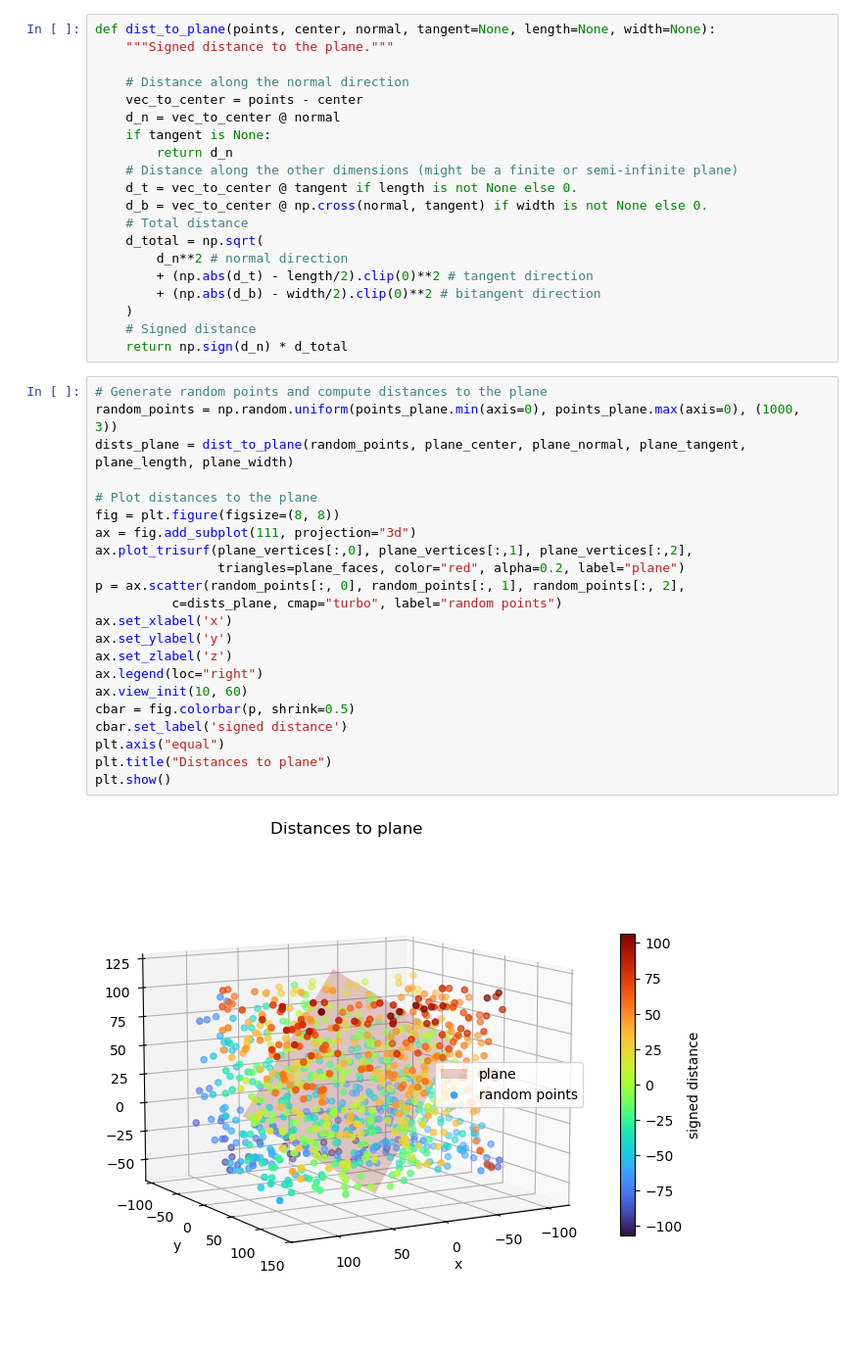
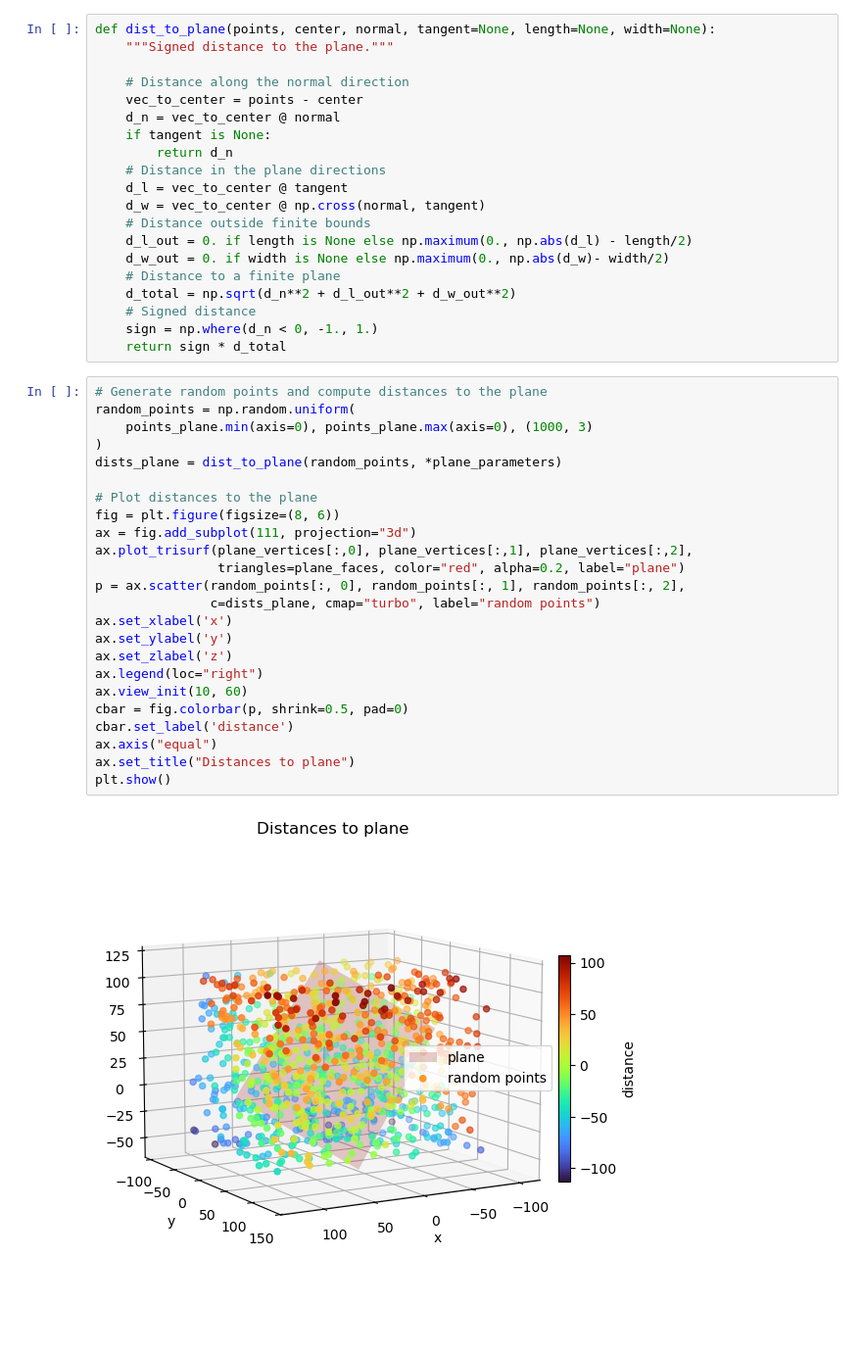
Before and after one commit to jlgregorio/tutorials-pointcloud-python, a Jupyter notebook: 08.primitive_fitting.ipynb, the cells around one changed output. Shown at 98% size. Cells and saved outputs as stored; diff of their text form.

```diff
--- a/08.primitive_fitting.ipynb
+++ b/08.primitive_fitting.ipynb
@@ -132,41 +148,43 @@ def dist_to_plane(points, center, normal, tangent=None, length=None, width=None)
     d_n = vec_to_center @ normal
     if tangent is None:
         return d_n
-    # Distance along the other dimensions (might be a finite or semi-infinite plane)
-    d_t = vec_to_center @ tangent if length is not None else 0.
-    d_b = vec_to_center @ np.cross(normal, tangent) if width is not None else 0.
-    # Total distance
-    d_total = np.sqrt(
-        d_n**2 # normal direction
-        + (np.abs(d_t) - length/2).clip(0)**2 # tangent direction
-        + (np.abs(d_b) - width/2).clip(0)**2 # bitangent direction
-    )
+    # Distance in the plane directions
+    d_l = vec_to_center @ tangent
+    d_w = vec_to_center @ np.cross(normal, tangent)
+    # Distance outside finite bounds
+    d_l_out = 0. if length is None else np.maximum(0., np.abs(d_l) - length/2)
+    d_w_out = 0. if width is None else np.maximum(0., np.abs(d_w)- width/2)
+    # Distance to a finite plane
+    d_total = np.sqrt(d_n**2 + d_l_out**2 + d_w_out**2)
     # Signed distance
-    return np.sign(d_n) * d_total
+    sign = np.where(d_n < 0, -1., 1.)
+    return sign * d_total
 # %%
 # Generate random points and compute distances to the plane
-random_points = np.random.uniform(points_plane.min(axis=0), points_plane.max(axis=0), (1000, 3))
-dists_plane = dist_to_plane(random_points, plane_center, plane_normal, plane_tangent, plane_length, plane_width)
+random_points = np.random.uniform(
+    points_plane.min(axis=0), points_plane.max(axis=0), (1000, 3)
+)
+dists_plane = dist_to_plane(random_points, *plane_parameters)
 
 # Plot distances to the plane
-fig = plt.figure(figsize=(8, 8))
+fig = plt.figure(figsize=(8, 6))
 ax = fig.add_subplot(111, projection="3d")
 ax.plot_trisurf(plane_vertices[:,0], plane_vertices[:,1], plane_vertices[:,2],
                 triangles=plane_faces, color="red", alpha=0.2, label="plane")
 p = ax.scatter(random_points[:, 0], random_points[:, 1], random_points[:, 2],
-          c=dists_plane, cmap="turbo", label="random points")
+               c=dists_plane, cmap="turbo", label="random points")
 ax.set_xlabel('x')
 ax.set_ylabel('y')
 ax.set_zlabel('z')
 ax.legend(loc="right")
 ax.view_init(10, 60)
-cbar = fig.colorbar(p, shrink=0.5)
-cbar.set_label('signed distance')
-plt.axis("equal")
-plt.title("Distances to plane")
+cbar = fig.colorbar(p, shrink=0.5, pad=0)
+cbar.set_label('distance')
+ax.axis("equal")
+ax.set_title("Distances to plane")
 plt.show()
 # %% [output]
-[figure, old version]
+[figure, new version]
 # %% [markdown]
 ### Least squares plane
 
```
Also changed, not shown: parts of 53 cells of this notebook.
